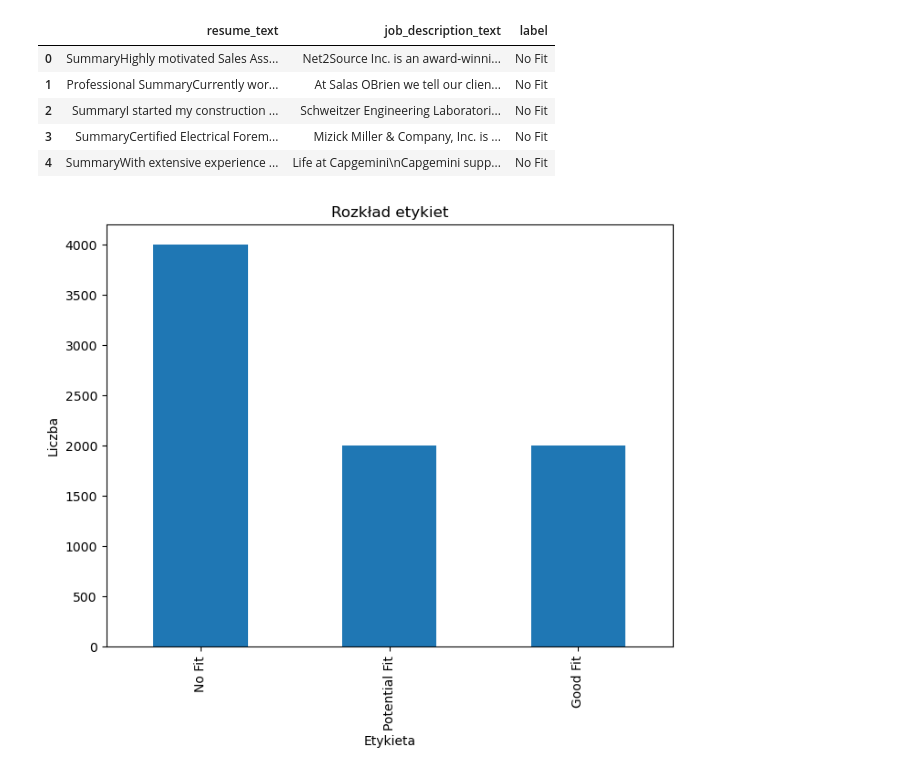
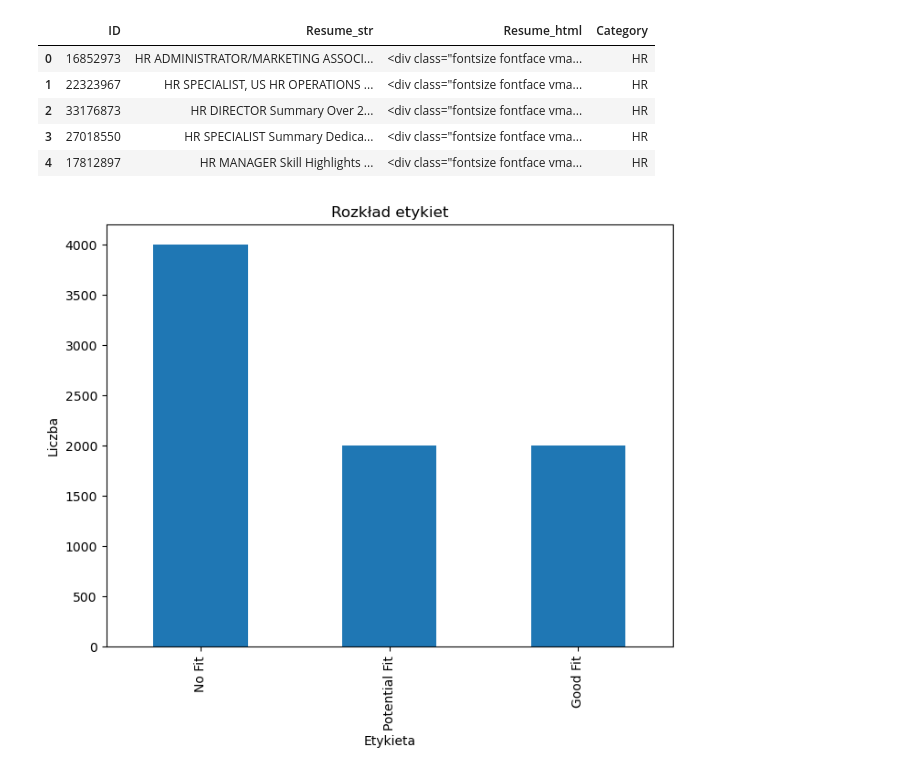
Before and after one commit to wojtek2288/resume-analysis, a Jupyter notebook: model/data_exploration.ipynb, the cells around one changed output. Cells and saved outputs as stored; diff of their text form; code cells hidden in the pictures.

```diff
--- a/model/data_exploration.ipynb
+++ b/model/data_exploration.ipynb
@@ -2,13 +2,13 @@
 import pandas as pd
 import matplotlib.pyplot as plt
 # %%
-df = pd.read_csv('data.csv')
+df = pd.read_csv('../data/resumes.csv')
 df.head()
 # %% [output]
-|  | resume_text | job_description_text | label |
-| 0 | SummaryHighly motivated Sales Ass... | Net2Source Inc. is an award-winni... | No Fit |
-| 1 | Professional SummaryCurrently wor... | At Salas OBrien we tell our clien... | No Fit |
-| 2 | SummaryI started my construction ... | Schweitzer Engineering Laboratori... | No Fit |
-| 3 | SummaryCertified Electrical Forem... | Mizick Miller & Company, Inc. is ... | No Fit |
-| 4 | SummaryWith extensive experience ... | Life at Capgemini\nCapgemini supp... | No Fit |
+|  | ID | Resume_str | Resume_html | Category |
+| 0 | 16852973 | HR ADMINISTRATOR/MARKETING ASSOCI... | <div class="fontsize fontface vma... | HR |
+| 1 | 22323967 | HR SPECIALIST, US HR OPERATIONS ... | <div class="fontsize fontface vma... | HR |
+| 2 | 33176873 | HR DIRECTOR Summary Over 2... | <div class="fontsize fontface vma... | HR |
+| 3 | 27018550 | HR SPECIALIST Summary Dedica... | <div class="fontsize fontface vma... | HR |
+| 4 | 17812897 | HR MANAGER Skill Highlights ... | <div class="fontsize fontface vma... | HR |
 # %%
```
Also changed, not shown: parts of 2 cells of this notebook, 29 other files.
